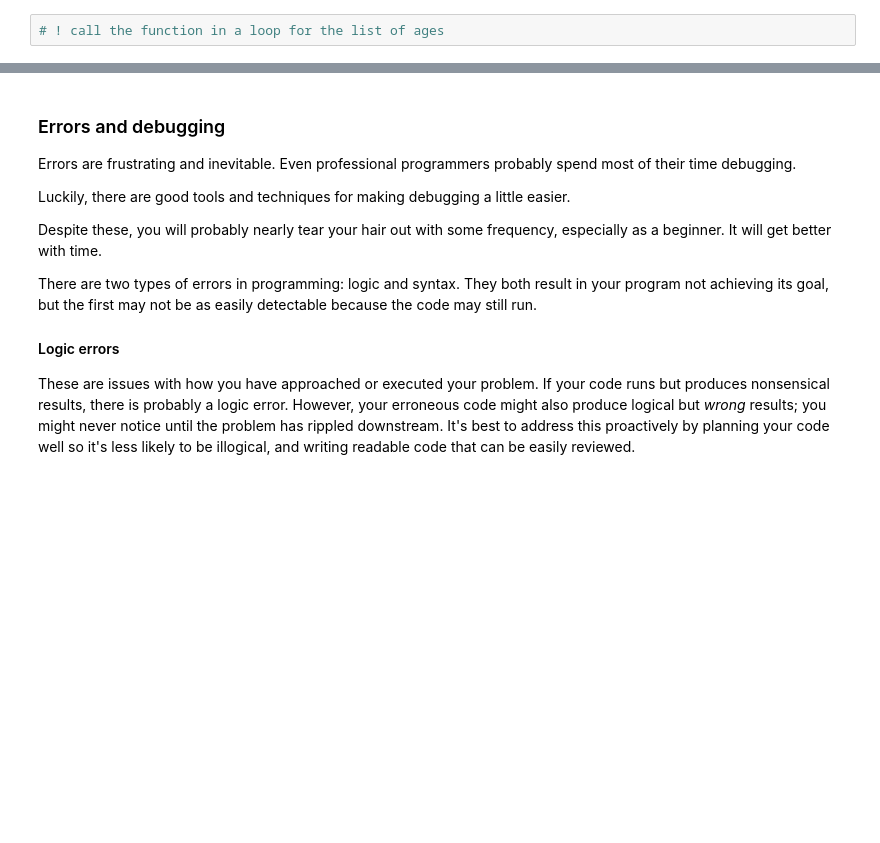
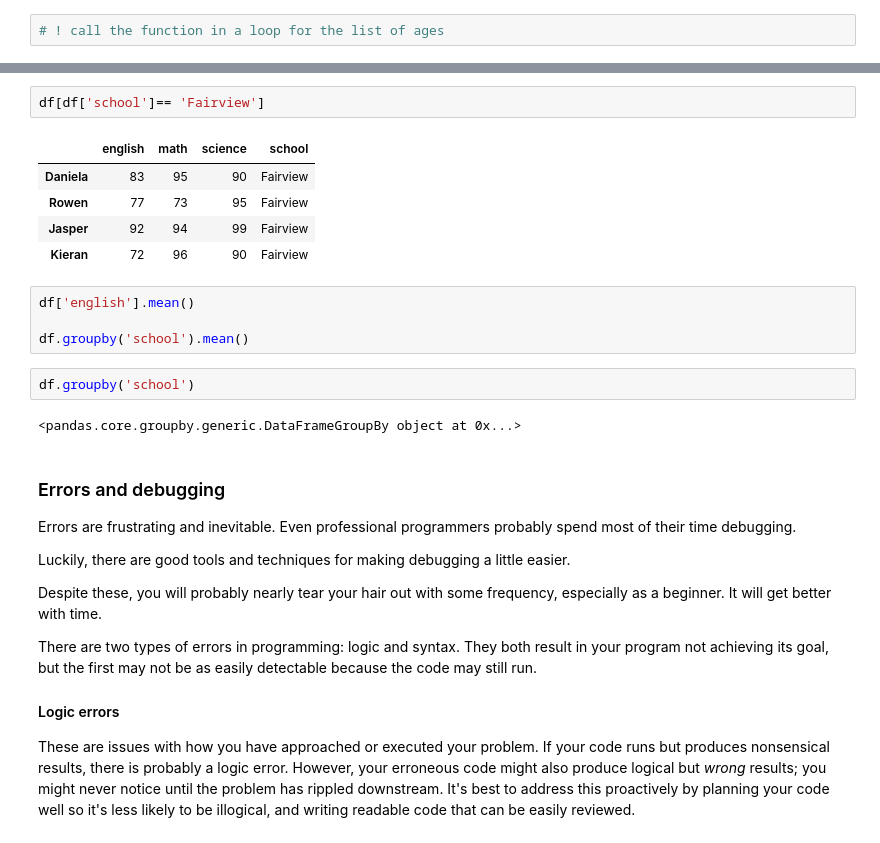
Before and after one commit to ncsg/ursp688y_sp2025, a Jupyter notebook: demos/demo02/demo02_live.ipynb, the cells around one changed output, grey strips where cells are left out. Saved outputs shown, nothing was run; the diff lists cells and outputs as text; blank space fills up the shorter version.

```diff
--- a/demos/demo02/demo02_live.ipynb
+++ b/demos/demo02/demo02_live.ipynb
@@ -333,3 +474,19 @@ Functions are pre-defined programming components that do things. Often, they tak
+# %%
+df[df['school']== 'Fairview']
+# %% [output]
+|  | english | math | science | school |
+| Daniela | 83 | 95 | 90 | Fairview |
+| Rowen | 77 | 73 | 95 | Fairview |
+| Jasper | 92 | 94 | 99 | Fairview |
+| Kieran | 72 | 96 | 90 | Fairview |
+# %%
+df['english'].mean()
+
+df.groupby('school').mean()
+# %%
+df.groupby('school')
+# %% [output]
+<pandas.core.groupby.generic.DataFrameGroupBy object at 0x...>
 # %% [markdown]
 ### Errors and debugging
 
```
Also changed, not shown: parts of 20 cells of this notebook.
